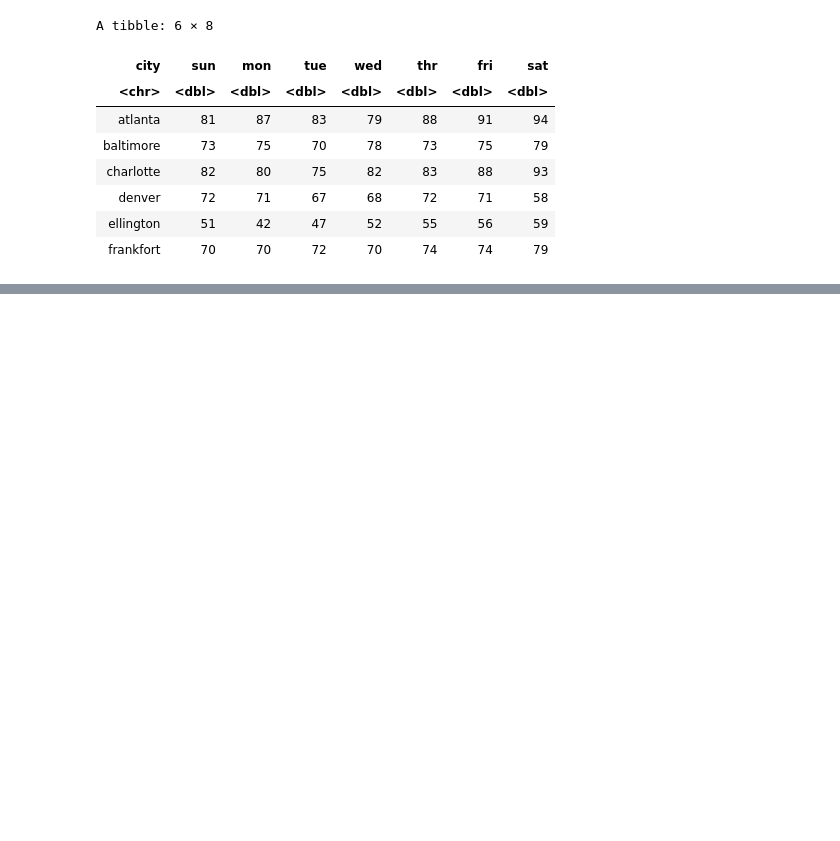
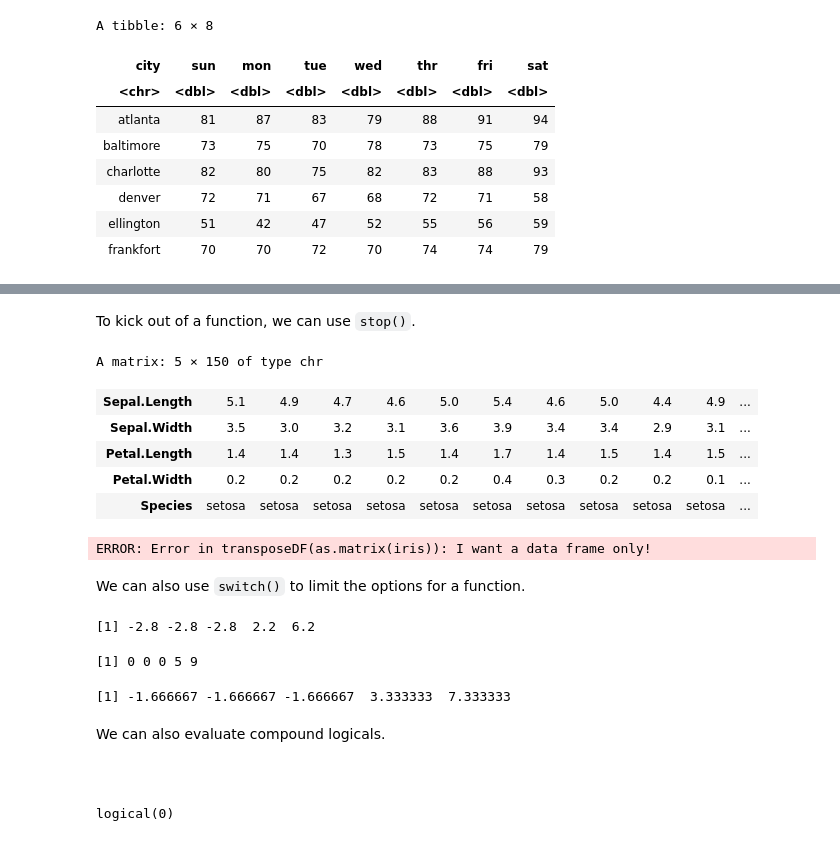
Before and after one commit to scimaksim/NCSU_graduate, a Jupyter notebook: ST588/Lecture Notes - Data Science & R.ipynb, the cells around one changed output, grey strips where cells are left out. Cells and saved outputs as stored; diff of their text form; code cells hidden in the pictures; blank space fills up the shorter version.

````diff
--- a/ST588/Lecture Notes - Data Science & R.ipynb
+++ b/ST588/Lecture Notes - Data Science & R.ipynb
@@ -2660,0 +2677,70 @@ $dotDotDot
+# %% [markdown]
+To kick out of a function, we can use `stop()`.
+# %%
+# Example of stop() to check whether a user has supplied a data frame
+# to the function
+
+transposeDF <- function(df) {
+    if(!is.data.frame(df)){
+        stop("I want a data frame only!")
+    }
+    t(df)
+}
+transposeDF(iris)
+
+# No longer a data frame
+transposeDF(as.matrix(iris))
+# %% [output]
+A matrix: 5 × 150 of type chr
+| Sepal.Length | 5.1 | 4.9 | 4.7 | 4.6 | 5.0 | 5.4 | 4.6 | 5.0 | 4.4 | 4.9 | ... |
+| Sepal.Width | 3.5 | 3.0 | 3.2 | 3.1 | 3.6 | 3.9 | 3.4 | 3.4 | 2.9 | 3.1 | ... |
+| Petal.Length | 1.4 | 1.4 | 1.3 | 1.5 | 1.4 | 1.7 | 1.4 | 1.5 | 1.4 | 1.5 | ... |
+| Petal.Width | 0.2 | 0.2 | 0.2 | 0.2 | 0.2 | 0.4 | 0.3 | 0.2 | 0.2 | 0.1 | ... |
+| Species | setosa | setosa | setosa | setosa | setosa | setosa | setosa | setosa | setosa | setosa | ... |
+ERROR: Error in transposeDF(as.matrix(iris)): I want a data frame only!
+# %% [markdown]
+We can also use `switch()` to limit the options for a function.
+# %%
+# Use switch() to limit input options
+
+center <- function(vec, type, ...) {
+    if(!is.vector(vec)){
+        stop("Not a vector, my friend.")
+    }
+    switch(type,
+                 mean = vec - mean(vec),
+                 median = vec - median(vec),
+                 trimmed = vec - mean(vec, ...),
+                stop("Mistake!")
+          )
+}
+
+# Specify type "mean"
+center(c(1,1,1,6,10), "mean")
+
+# Specify type "median"
+center(c(1,1,1,6,10), "median")
+
+# Specify type "trimmed"
+center(c(1,1,1,6,10), "trimmed", trim = 0.2)
+# %% [output]
+[1] -2.8 -2.8 -2.8  2.2  6.2
+[1] 0 0 0 5 9
+[1] -1.666667 -1.666667 -1.666667  3.333333  7.333333
+# %% [markdown]
+We can also evaluate compound logicals.
+
+```
+
+```
+# %%
+# Example of function with compound logicals
+
+x <- NULL
+x > 0
+
+if (!is.null(x) && x > 0) {
+    print("hey")
+}
+# %% [output]
+logical(0)
````
Also changed, not shown: parts of 97 cells of this notebook.
